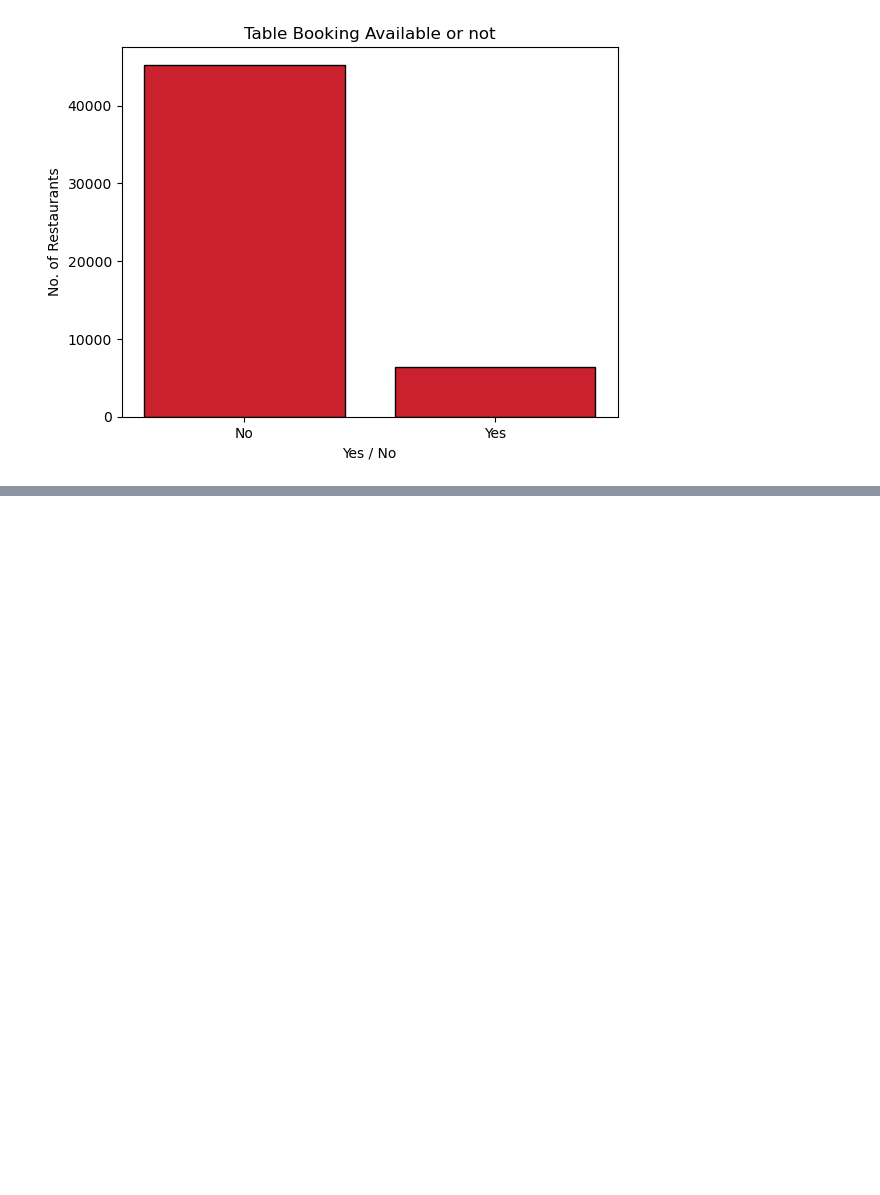
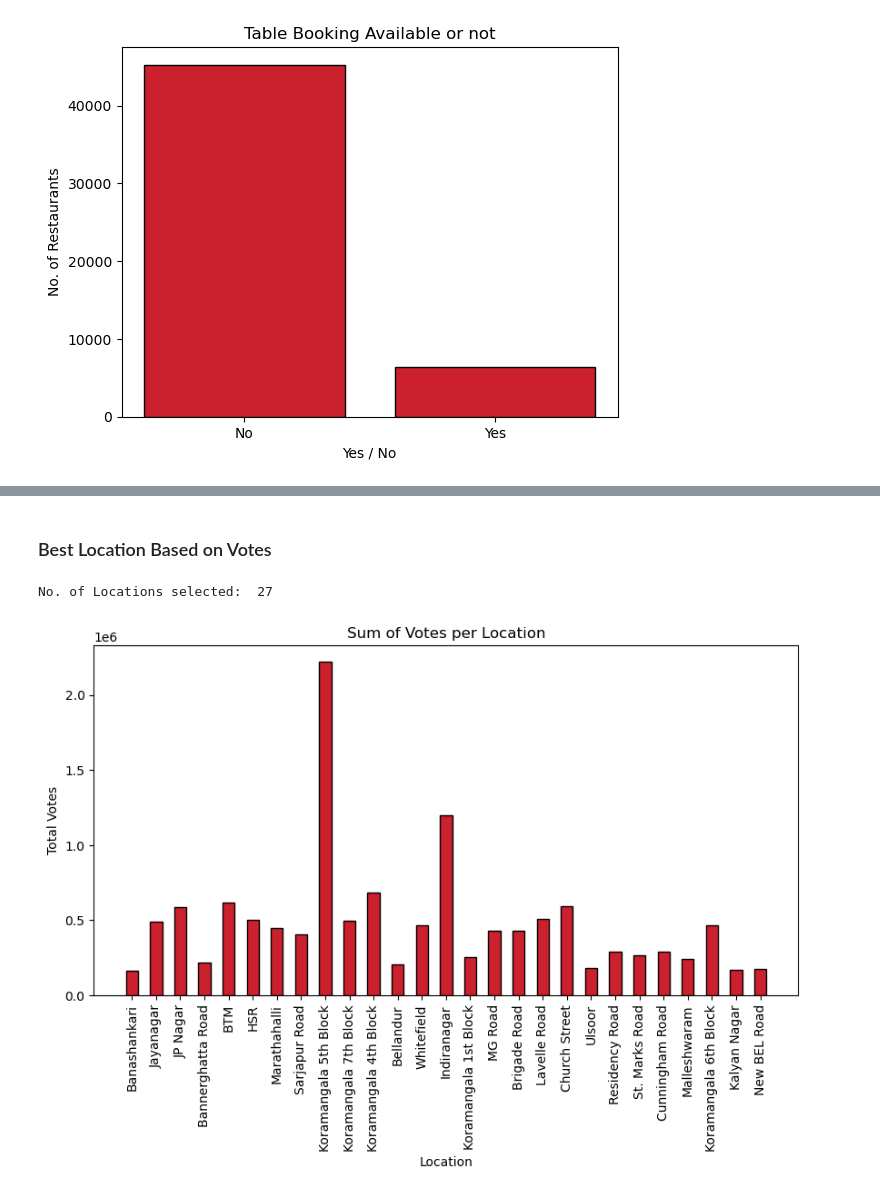
Before and after one commit to NotAryanRamani/zomato_eda, a Jupyter notebook: zomato.ipynb, the cells around one changed output, grey strips where cells are left out. Drawn from its saved outputs; the diff is of its cells as text; code cells hidden in the pictures; blank space fills up the shorter version.

```diff
--- a/zomato.ipynb
+++ b/zomato.ipynb
@@ -332,0 +385,23 @@ plt.show()
+# %% [markdown]
+### Best Location Based on Votes
+# %%
+mean_of_sum = df.groupby('location')['votes'].sum().mean()
+# %%
+sum_of_votes = df.groupby('location')['votes'].sum()
+# %%
+locations = [location for location in df['location'].unique() if sum_of_votes[location] > mean_of_sum]
+print('No. of Locations selected: ', len(locations))
+# %% [output]
+No. of Locations selected:  27
+# %%
+votes = [sum_of_votes[location] for location in locations]
+# %%
+plt.figure(figsize=(10,5))
+plt.bar(locations, votes, color=zomato_color_code, edgecolor='black', width=0.5)
+plt.title('Sum of Votes per Location')
+plt.xlabel('Location')
+plt.ylabel('Total Votes')
+plt.xticks(rotation=90)
+plt.show()
+# %% [output]
+[figure, added]
```
Also changed, not shown: parts of 31 cells of this notebook.
